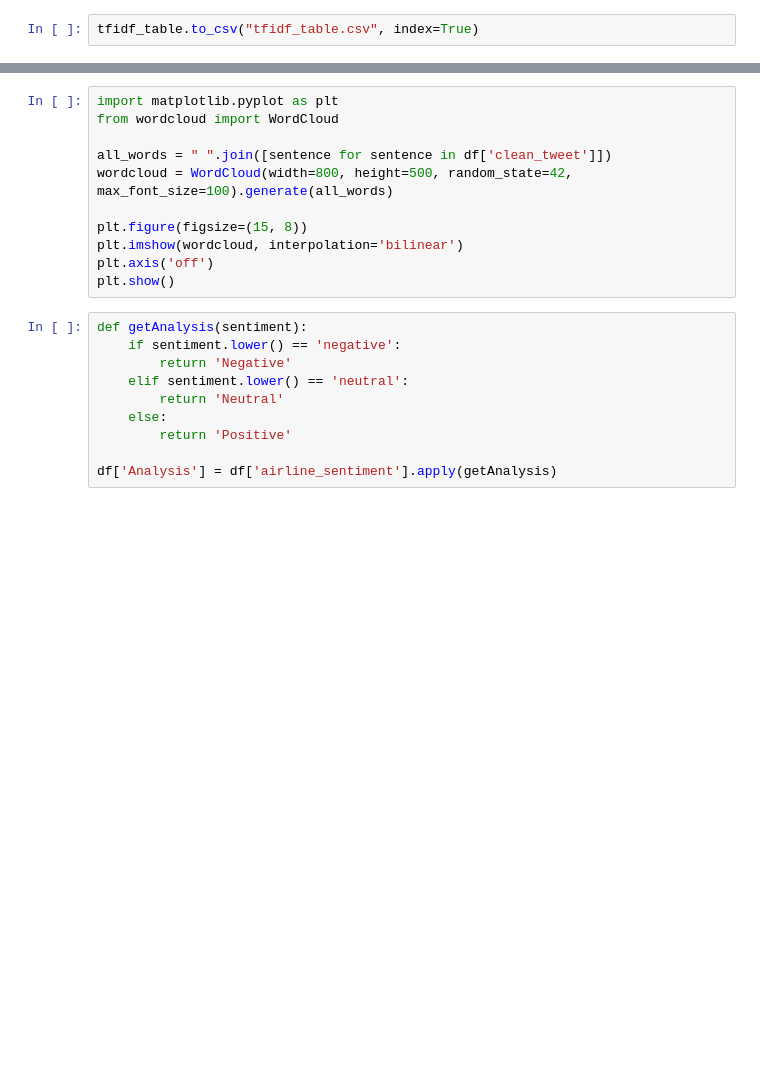
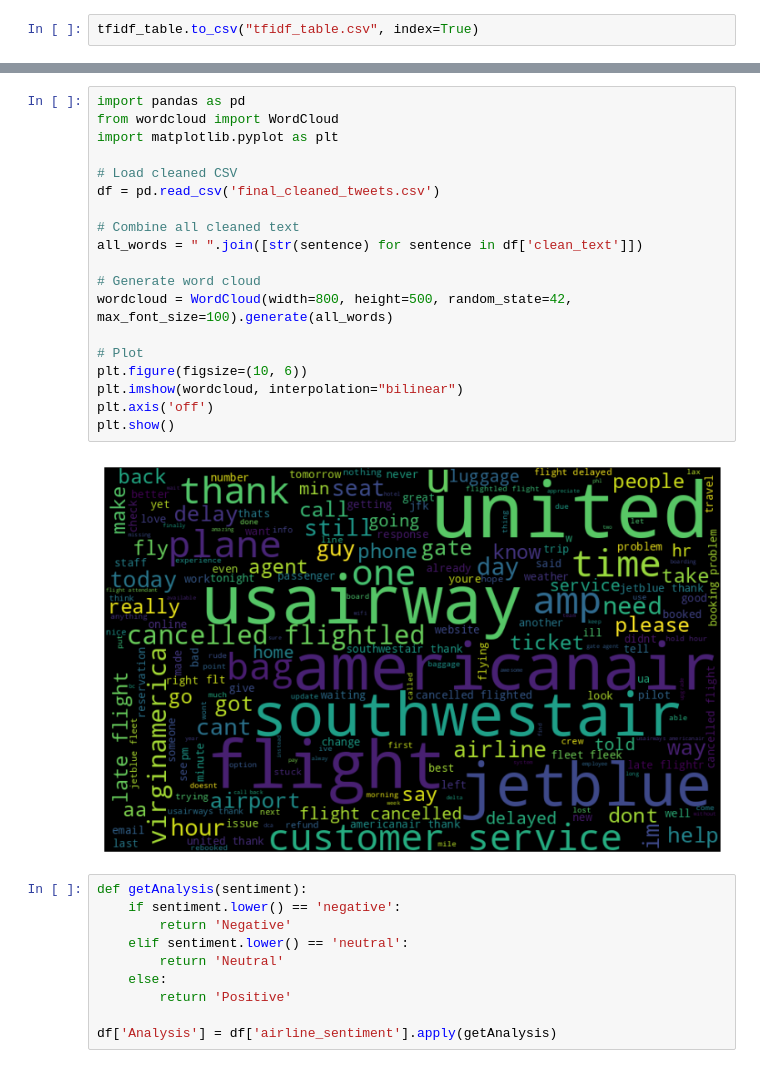
Before and after one commit to lana3x3/Data, a Jupyter notebook: notebookthebi-project.ipynb, the cells around one changed output, grey strips where cells are left out. Cells and saved outputs as stored; diff of their text form; blank space fills up the shorter version.

```diff
--- a/notebookthebi-project.ipynb
+++ b/notebookthebi-project.ipynb
@@ -501,14 +657,24 @@ df[['text', 'cleanedTweets']].head()
 # %%
+import pandas as pd
+from wordcloud import WordCloud
 import matplotlib.pyplot as plt
-from wordcloud import WordCloud
 
-all_words = " ".join([sentence for sentence in df['clean_tweet']])
+# Load cleaned CSV
+df = pd.read_csv('final_cleaned_tweets.csv')
+
+# Combine all cleaned text
+all_words = " ".join([str(sentence) for sentence in df['clean_text']])
+
+# Generate word cloud
 wordcloud = WordCloud(width=800, height=500, random_state=42, max_font_size=100).generate(all_words)
 
-plt.figure(figsize=(15, 8))
-plt.imshow(wordcloud, interpolation='bilinear')
+# Plot
+plt.figure(figsize=(10, 6))
+plt.imshow(wordcloud, interpolation="bilinear")
 plt.axis('off')
 plt.show()
+# %% [output]
+[figure, added]
 # %%
 def getAnalysis(sentiment):
     if sentiment.lower() == 'negative':
```
Also changed, not shown: parts of 19 cells of this notebook.
